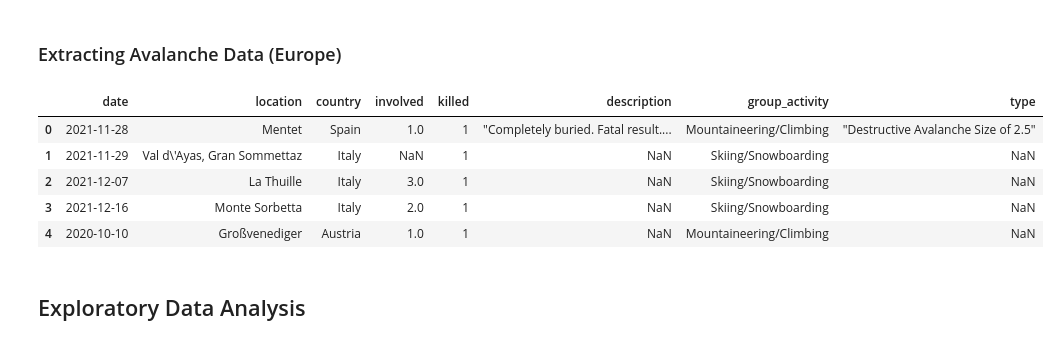
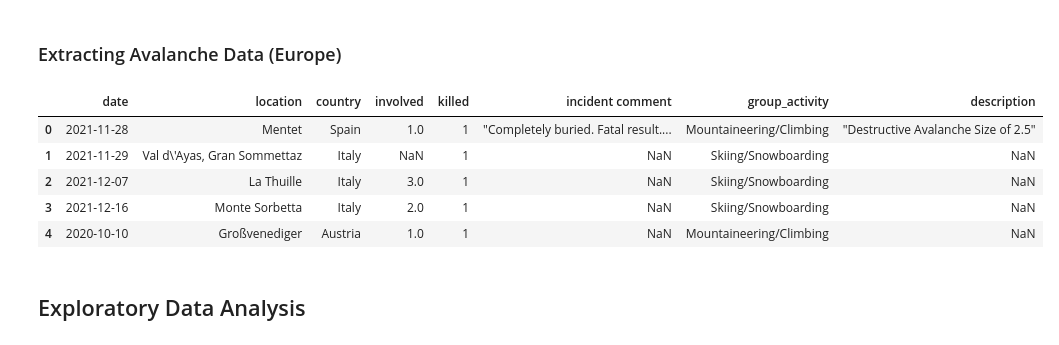
Before and after one commit to omertahi/avalanche_accidents, a Jupyter notebook: Project.ipynb, the cells around one changed output. Saved outputs shown, nothing was run; the diff lists cells and outputs as text; code cells hidden in the pictures.

```diff
--- a/Project.ipynb
+++ b/Project.ipynb
@@ -324,33 +324,32 @@ with pd.option_context('display.max_rows', None, 'display.max_columns', None):
 # %%
 # Make a list of urls to be read
 url1 = "https://www.avalanches.org/fatalities/"
 url2 = "https://www.avalanches.org/fatalities/fatalities-20/"
 url3 = "https://www.avalanches.org/fatalities/fatalities-19/"
 urls = [url1, url2, url3]
 
 # Scrape the tables from each url and make a list of the tables
 df = [pd.read_html(url, parse_dates=True) for url in urls]
 
 # Make a list of the dataframes within the table list and concat them together to form a single dataframe
 df = [df[0][0], df[1][0], df[2][0]]
 eu_incidents = (pd.concat(df)
                 .iloc[:,[3,1,2,8,7,10,11,9]]
                 .rename(columns={'Group Size': 'involved',
                                  'Dead': 'killed',
-                                 'Incident Comment': 'description',
-                                 'Avalanche Comment': 'type',
+                                 'Avalanche Comment': 'description',
                                  'Type': 'group_activity'})
                 .reset_index()
                 .drop(columns = ['index'])
                )
 eu_incidents.columns = eu_incidents.columns.str.lower()
 eu_incidents['date'] = pd.to_datetime(eu_incidents['date']).dt.date
 eu_incidents['group_activity'] = eu_incidents['group_activity'].apply(clean_group_activity)
 
 with pd.option_context('display.max_rows', None, 'display.max_columns', None):
     display(eu_incidents.head())
 # %% [output]
-|  | date | location | country | involved | killed | description | group_activity | type |
+|  | date | location | country | involved | killed | incident comment | group_activity | description |
 | 0 | 2021-11-28 | Mentet | Spain | 1.0 | 1 | "Completely buried. Fatal result.... | Mountaineering/Climbing | "Destructive Avalanche Size of 2.5" |
 | 1 | 2021-11-29 | Val d\'Ayas, Gran Sommettaz | Italy | NaN | 1 | NaN | Skiing/Snowboarding | NaN |
 | 2 | 2021-12-07 | La Thuille | Italy | 3.0 | 1 | NaN | Skiing/Snowboarding | NaN |
```
Also changed, not shown: parts of 4 cells of this notebook.
